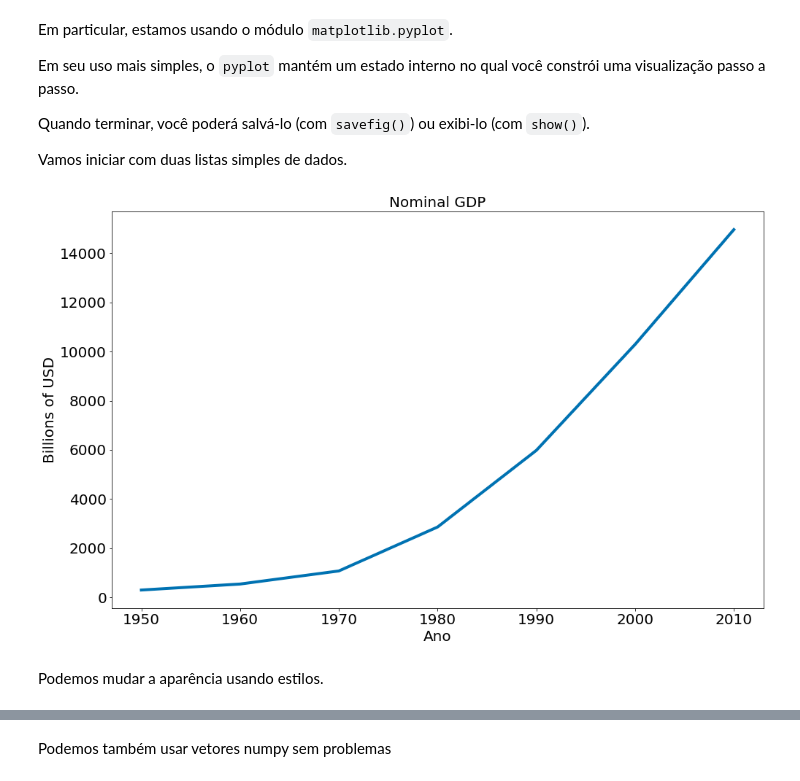
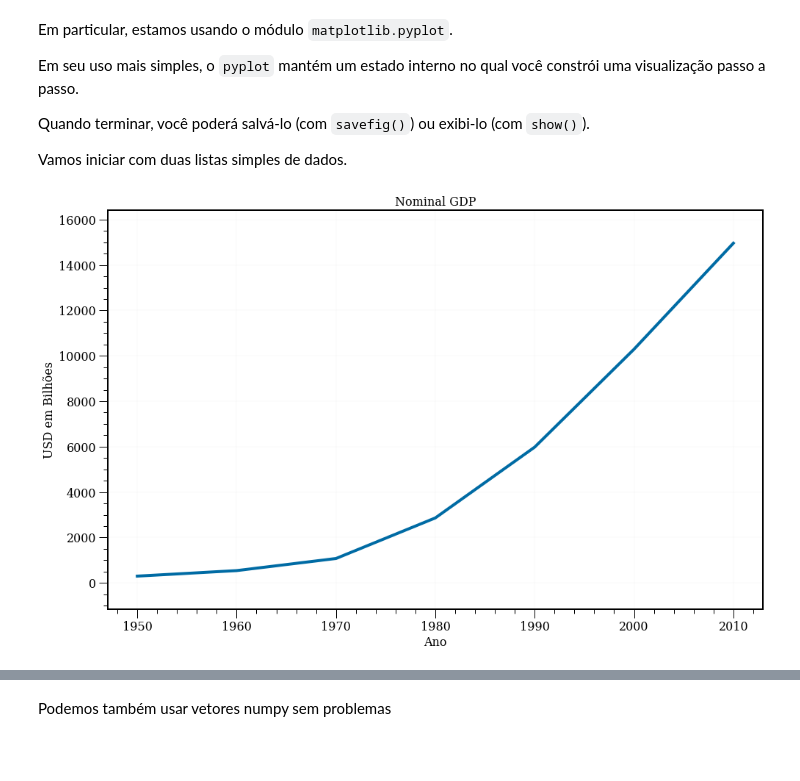
Before and after one commit to icd-ufmg/icd-ufmg.github.io, a Jupyter notebook: _lessons/03-viz.ipynb, the cells around one changed output, grey strips where cells are left out. Drawn from its saved outputs; the diff is of its cells as text; code cells hidden in the pictures; blank space fills up the shorter version.

```diff
--- a/_lessons/03-viz.ipynb
+++ b/_lessons/03-viz.ipynb
@@ -32,14 +32,3 @@ Resultados Esperados
 import matplotlib.pyplot as plt
 import numpy as np
 import pandas as pd
-# %%
-# Colocando alguns defaults para embelezar os plots!
-plt.style.use('seaborn-colorblind')
-
-plt.rcParams['figure.figsize']  = (16, 10)
-plt.rcParams['axes.labelsize']  = 20
-plt.rcParams['axes.titlesize']  = 20
-plt.rcParams['legend.fontsize'] = 20
-plt.rcParams['xtick.labelsize'] = 20
-plt.rcParams['ytick.labelsize'] = 20
-plt.rcParams['lines.linewidth'] = 4
@@ -47,0 +77,3 @@ plt.ion() # Liga plots no notebook
+# %%
+plt.style.use('tableau-colorblind10')
+plt.ion();
@@ -260,17 +292,15 @@ anos = [1950, 1960, 1970, 1980, 1990, 2000, 2010]
 pib = [300.2, 543.3, 1075.9, 2862.5, 5979.6, 10289.7, 14958.3]
 # %%
 # cria um gráfico de linhas, com os anos no eixo x e o pib no eixo y
-plt.plot(anos, pib)
+fig, ax = plt.subplots()
+
+ax.plot(anos, pib)
 
 # Adiciona um título
-plt.title('Nominal GDP')
-
-# Label nos eixos
-plt.ylabel('Billions of USD')
-plt.xlabel('Ano')
-
-plt.show()
+ax.set(
+    title = 'Nominal GDP',
+    xlabel = 'Ano',
+    ylabel = 'USD em Bilhões'
+);
 # %% [output]
-[figure, old version]
+[figure, new version]
-# %% [markdown]
-Podemos mudar a aparência usando estilos.
```
Also changed, not shown: parts of 23 cells of this notebook, 55 other files.
